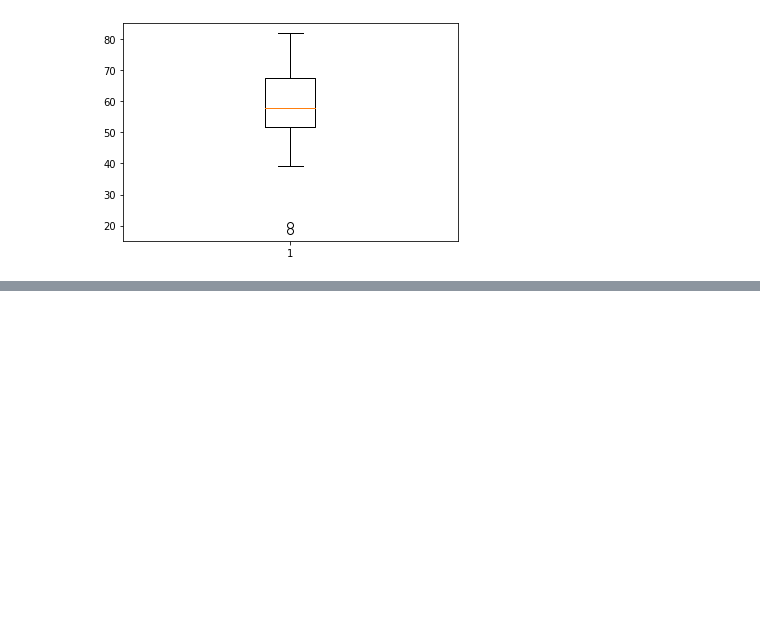
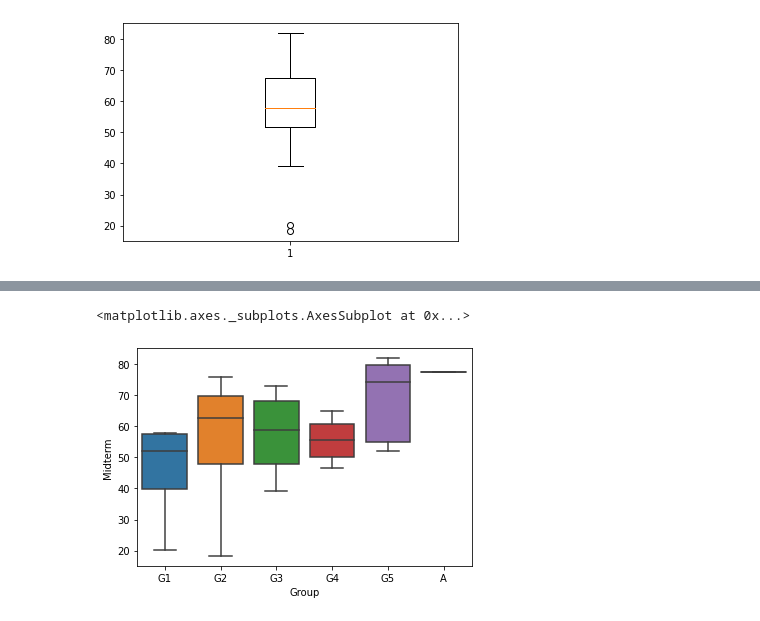
Before and after one commit to MK316/F2022, a Jupyter notebook: F22_Midterm.ipynb, the cells around one changed output, grey strips where cells are left out. Saved outputs shown, nothing was run; the diff lists cells and outputs as text; code cells hidden in the pictures; blank space fills up the shorter version.

```diff
--- a/F22_Midterm.ipynb
+++ b/F22_Midterm.ipynb
@@ -71,0 +83,7 @@ d1.plot(x='ID', y='Midterm', style='.')
+# %%
+# create grouped boxplot
+sns.boxplot(x = d1['Group'],
+            y = d1['Midterm'], hue = None, order = ["G1","G2","G3","G4","G5","A"], showfliers = False)
+# %% [output]
+<matplotlib.axes._subplots.AxesSubplot at 0x...>
+[figure, added]
```
Also changed, not shown: parts of 7 cells of this notebook.
